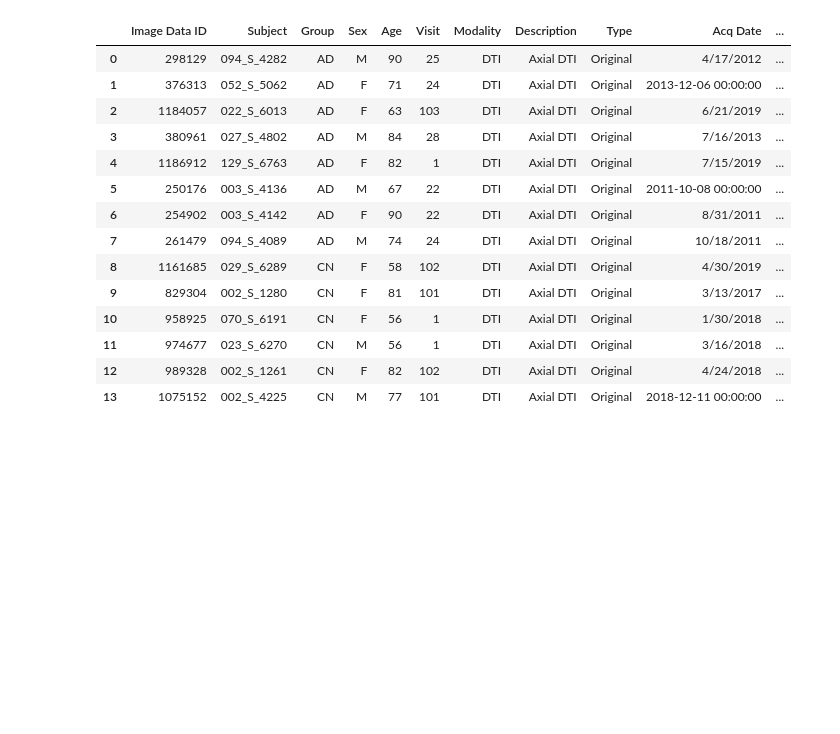
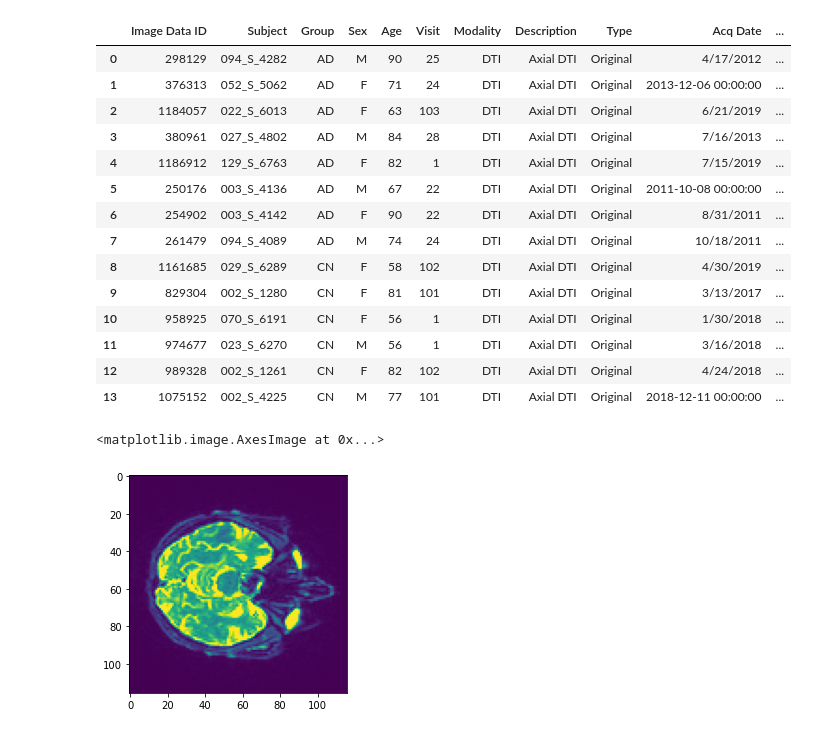
Before and after one commit to lucaswzyk/cpcg, a Jupyter notebook: csd_processing_pipeline.ipynb, the cells around one changed output. Drawn from its saved outputs; the diff is of its cells as text; code cells hidden in the pictures; blank space fills up the shorter version.

```diff
--- a/csd_processing_pipeline.ipynb
+++ b/csd_processing_pipeline.ipynb
@@ -10,19 +10,6 @@ from dipy.core.gradients import gradient_table
 from dipy.data import get_fnames, default_sphere
 from dipy.io.gradients import read_bvals_bvecs
 from dipy.io.image import load_nifti
-# %%
-InputData = namedtuple("InputData", ("data", "affine", "gtab", "labels", "folder"))
-
-
-def load_data(folder: Path, ident: str, description: pd.DataFrame) -> InputData:
-    hardi_fname, hardi_bval_fname, hardi_bvec_fname = [str(folder / (ident + end)) for end in [".nii.gz", ".bval", ".bvec"]]
-    data, affine = load_nifti(hardi_fname)
-
-    bvals, bvecs = read_bvals_bvecs(hardi_bval_fname, hardi_bvec_fname)
-    gtab = gradient_table(bvals, bvecs)
-
-    labels = description[description.Subject == ident]
-    return InputData(data, affine, gtab, labels, folder)
 # %%
 labels = pd.read_excel(r"F:\Uni\master\teamproject\raw_Data\Data specification.xlsx")
 labels
@@ -42,3 +29,23 @@ labels
 | 11 | 974677 | 023_S_6270 | CN | M | 56 | 1 | DTI | Axial DTI | Original | 3/16/2018 | ... |
 | 12 | 989328 | 002_S_1261 | CN | F | 82 | 102 | DTI | Axial DTI | Original | 4/24/2018 | ... |
 | 13 | 1075152 | 002_S_4225 | CN | M | 77 | 101 | DTI | Axial DTI | Original | 2018-12-11 00:00:00 | ... |
+# %%
+InputData = namedtuple("InputData", ("data", "affine", "gtab"))
+
+
+def load_data(folder: Path, ident: str) -> InputData:
+    hardi_fname, hardi_bval_fname, hardi_bvec_fname = [str(folder / (ident + end)) for end in [".nii.gz", ".bval", ".bvec"]]
+    data, affine = load_nifti(hardi_fname)
+
+    bvals, bvecs = read_bvals_bvecs(hardi_bval_fname, hardi_bvec_fname)
+    gtab = gradient_table(bvals, bvecs)
+
+    return InputData(data, affine, gtab)
+# %%
+mask = load_nifti(r"F:\Uni\master\teamproject\masks\002_S_1261_mask.nii.gz")[0].astype(np.bool)
+data = load_data(Path(r"F:\Uni\master\teamproject\preprocessed"), "002_S_1261").data
+# %%
+plt.imshow(data[:, :, 30, 0])
+# %% [output]
+<matplotlib.image.AxesImage at 0x...>
+[figure, added]
```
Also changed, not shown: parts of 13 cells of this notebook.
